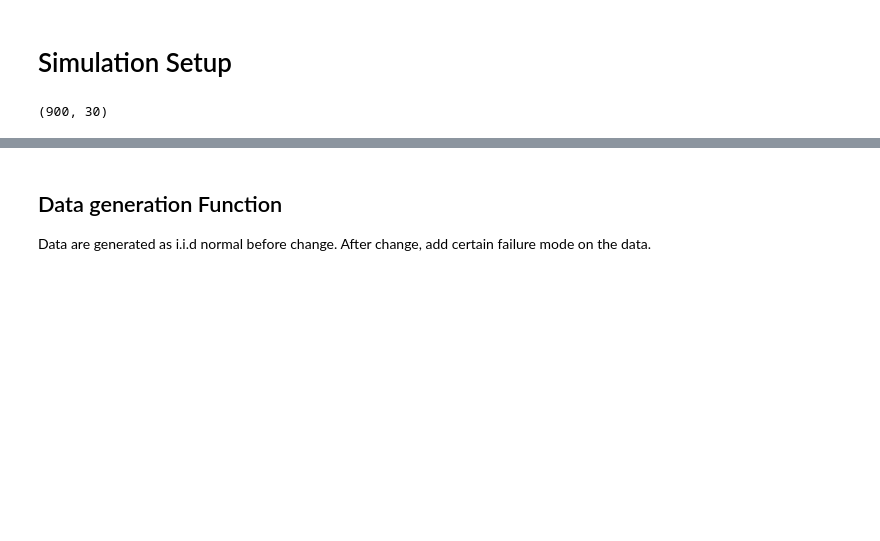
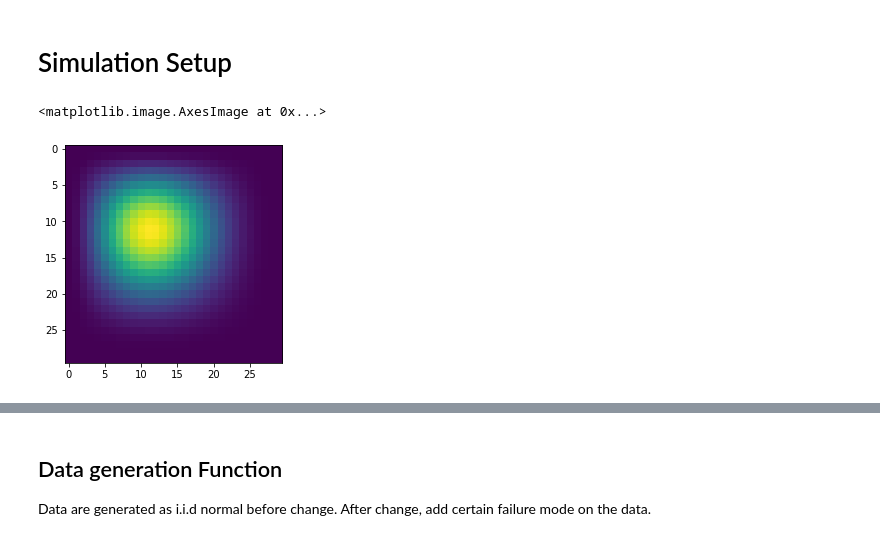
Before and after one commit to hyan46/ExtendedTSSRP, a Jupyter notebook: ETSSRP_Visualization.ipynb, the cells around one changed output, grey strips where cells are left out. Saved outputs shown, nothing was run; the diff lists cells and outputs as text; code cells hidden in the pictures; blank space fills up the shorter version.

```diff
--- a/ETSSRP_Visualization.ipynb
+++ b/ETSSRP_Visualization.ipynb
@@ -24,7 +26,10 @@ Ks = 3  #Select Top Ks control chart
 nsensors = 5 # Number of selected sensors
 ARL0 = 200 # Target ARL-IC
 Tmax = 500 # Maximum length
-# %%
-M.shape
-# %% [output]
-(900, 30)
+# %%
+ifailuremode = 14
+# plt.plot(B1)
+plt.imshow(M[:,ifailuremode].reshape([30,30]))
+# %% [output]
+<matplotlib.image.AxesImage at 0x...>
+[figure, added]
```
Also changed, not shown: parts of 9 cells of this notebook, 5 other files.
